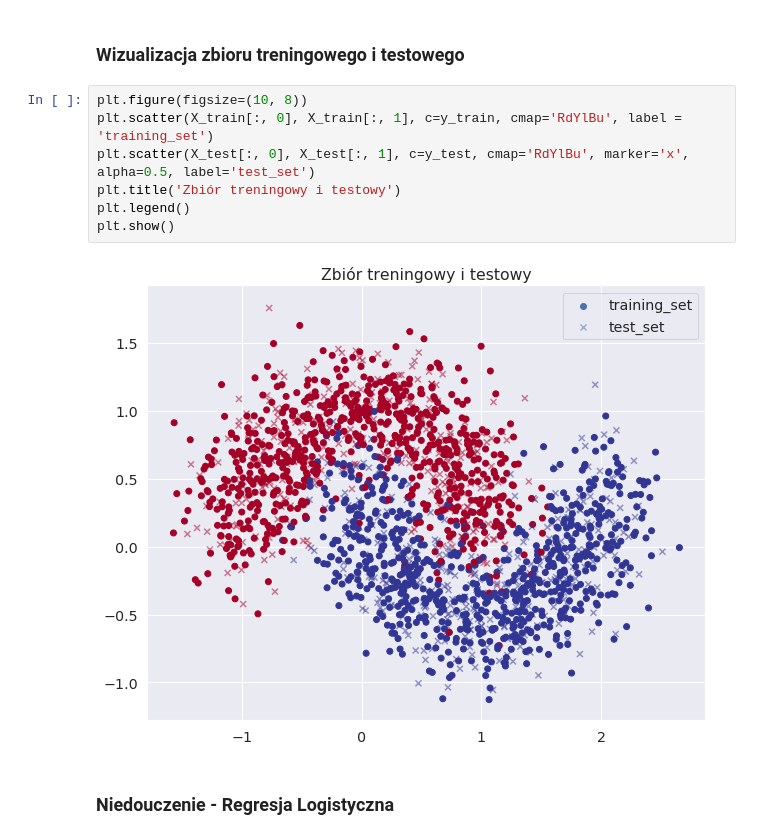
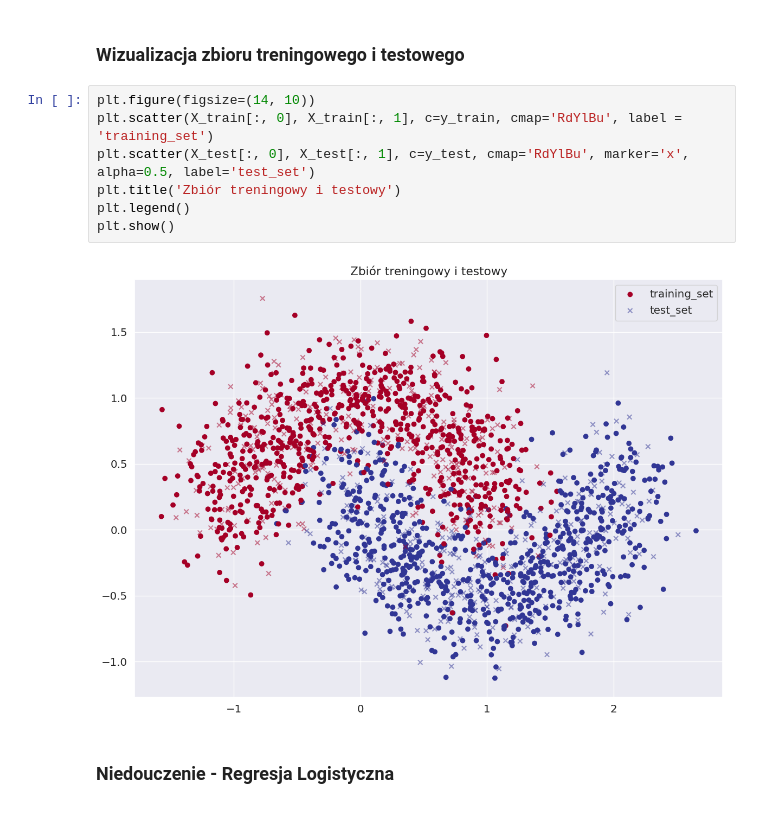
Before and after one commit to adalbertii/Modele---klasyfikacyjne, a Jupyter notebook: underfitting_overfitting.ipynb, the cells around one changed output. Drawn from its saved outputs; the diff is of its cells as text.

```diff
--- a/underfitting_overfitting.ipynb
+++ b/underfitting_overfitting.ipynb
@@ -89,14 +101,14 @@ y_test shape: (600,)
 # %% [markdown]
 ### <a name='4'></a> Wizualizacja zbioru treningowego i testowego
 # %%
-plt.figure(figsize=(10, 8))
+plt.figure(figsize=(14, 10))
 plt.scatter(X_train[:, 0], X_train[:, 1], c=y_train, cmap='RdYlBu', label = 'training_set')
 plt.scatter(X_test[:, 0], X_test[:, 1], c=y_test, cmap='RdYlBu', marker='x', alpha=0.5, label='test_set')
 plt.title('Zbiór treningowy i testowy')
 plt.legend()
 plt.show()
 # %% [output]
-[figure, old version]
+[figure, new version]
 # %% [markdown]
 ### <a name='5'></a> Niedouczenie - Regresja Logistyczna
 # %%
```
Also changed, not shown: parts of 9 cells of this notebook.
